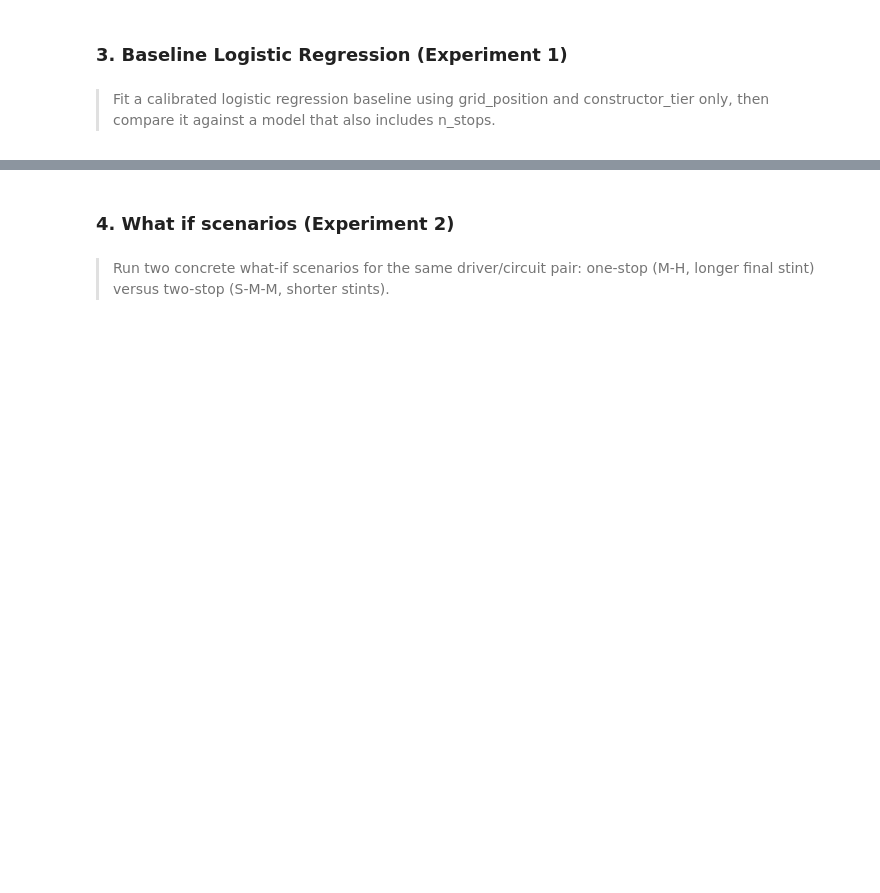
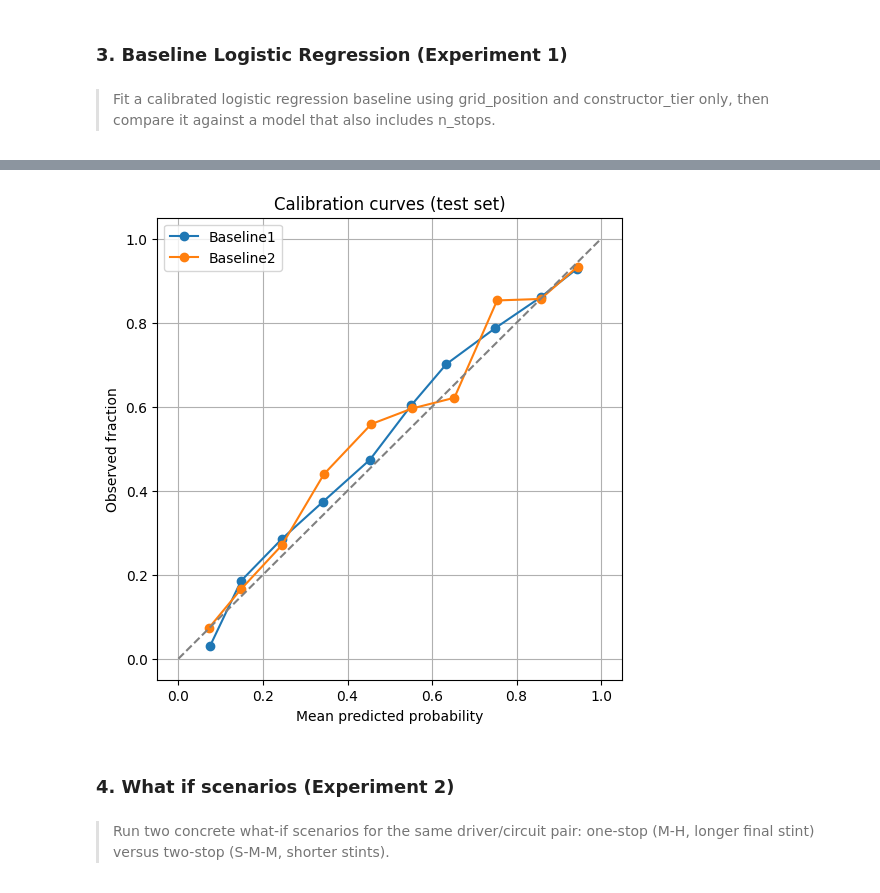
Before and after one commit to Gottch7897/iit414w-lab01-TheUltrakills, a Jupyter notebook: Capstone/Capstone.ipynb, the cells around one changed output, grey strips where cells are left out. Saved outputs shown, nothing was run; the diff lists cells and outputs as text; code cells hidden in the pictures; blank space fills up the shorter version.

```diff
--- a/Capstone/Capstone.ipynb
+++ b/Capstone/Capstone.ipynb
@@ -286,36 +321,28 @@ def make_lr_pipeline():
 >Fit a calibrated logistic regression baseline using grid_position and constructor_tier only, then compare it against a model that also includes n_stops.
 # %%
 # ── Experiment 1: Baseline vs. Baseline + n_stops ────────────────────────
-# Build two pipelines and compare their Brier and ROC-AUC scores on validation data
+# Build two pipelines and compare their Brier, log loss and ROC-AUC scores on validation and test data
 
 # Check if n_stops column exists, create it if necessary
-if 'n_stops' not in train.columns:
+if 'n_stops' not in df.columns:
     # Infer n_stops from stint changes per driver per race
-    # (each new stint = one pit event)
     print("Creating n_stops from stint data...")
-
-    for df_split, split_name in [(train, 'train'), (val, 'val'), (test, 'test')]:
-        # Count unique stints per driver per race (stints start at 1, so max stint = n_stops + 1)
+    for df_split, split_name in [(df, 'all')]:
         stints = df_split.groupby(['season', 'round', 'Driver'])['Stint'].max().reset_index().rename(columns={'Stint': 'n_stops'})
-        # Stints are 1-indexed, so n_stops = max_stint - 1 (or max_stint if we count 0-indexed)
-        # Actually, Stint 1 = 0 stops, Stint 2 = 1 stop, so n_stops = Stint - 1
         stints['n_stops'] = stints['n_stops'] - 1
-
         df_split.drop(columns=['n_stops'] if 'n_stops' in df_split.columns else [], inplace=True)
-        df_split_merged = df_split.merge(stints, on=['season', 'round', 'Driver'], how='left')
-        df_split_merged['n_stops'] = df_split_merged['n_stops'].fillna(0).astype(int)
-
-        if split_name == 'train':
-            train = df_split_merged
-        elif split_name == 'val':
-            val = df_split_merged
-        else:
-            test = df_split_merged
-
+        df = df.merge(stints, on=['season', 'round', 'Driver'], how='left')
+        df['n_stops'] = df['n_stops'].fillna(0).astype(int)
     print("✓ n_stops created from stint data")
 
-print(f"n_stops value distribution in train:")
-print(train['n_stops'].value_counts().sort_index())
+# Enforce temporal split exactly: train 2019-2021, calibration 2022, test 2023-2024
+train = df[(df['season'] >= 2019) & (df['season'] <= 2021)].copy()
+calibration = df[df['season'] == 2022].copy()
+test = df[(df['season'] >= 2023) & (df['season'] <= 2024)].copy()
+
+print(f"Train seasons: {sorted(train['season'].unique())}")
+print(f"Calibration seasons: {sorted(calibration['season'].unique())}")
+print(f"Test seasons: {sorted(test['season'].unique())}")
 
 # Baseline 1: grid_position + constructor_avg_finish_pos_5race_rolling
 baseline1_features = ['grid_position', 'constructor_avg_finish_pos_5race_rolling']
@@ -330,15 +357,9 @@ baseline1_pipeline = Pipeline([
 ])
 
 baseline1_pipeline.fit(train[baseline1_features], train[TARGET])
-baseline1_pred = baseline1_pipeline.predict_proba(val[baseline1_features])[:, 1]
-baseline1_brier = brier_score_loss(val[TARGET], baseline1_pred)
-baseline1_roc_auc = roc_auc_score(val[TARGET], baseline1_pred)
-
-print("\nBaseline 1 (grid_position + constructor_avg_finish_pos_5race_rolling):")
-print(f"  Val Brier: {baseline1_brier:.4f}")
-print(f"  Val ROC-AUC: {baseline1_roc_auc:.4f}")
-print(f"  Precision: {precision_score(val[TARGET], (baseline1_pred >= 0.5).astype(int)):.4f}")
-print(f"  Recall: {recall_score(val[TARGET], (baseline1_pred >= 0.5).astype(int)):.4f}")
+# Evaluate on calibration and test
+baseline1_pred_cal = baseline1_pipeline.predict_proba(calibration[baseline1_features])[:, 1]
+baseline1_pred_test = baseline1_pipeline.predict_proba(test[baseline1_features])[:, 1]
 
 # Baseline 2: baseline1 features + n_stops
 baseline2_features = baseline1_features + ['n_stops']
@@ -353,21 +374,38 @@ baseline2_pipeline = Pipeline([
 ])
 
 baseline2_pipeline.fit(train[baseline2_features], train[TARGET])
-baseline2_pred = baseline2_pipeline.predict_proba(val[baseline2_features])[:, 1]
-baseline2_brier = brier_score_loss(val[TARGET], baseline2_pred)
-baseline2_roc_auc = roc_auc_score(val[TARGET], baseline2_pred)
+baseline2_pred_cal = baseline2_pipeline.predict_proba(calibration[baseline2_features])[:, 1]
+baseline2_pred_test = baseline2_pipeline.predict_proba(test[baseline2_features])[:, 1]
 
-print("\nBaseline 2 (Baseline 1 + n_stops):")
-print(f"  Val Brier: {baseline2_brier:.4f}")
-print(f"  Val ROC-AUC: {baseline2_roc_auc:.4f}")
-print(f"  Precision: {precision_score(val[TARGET], (baseline2_pred >= 0.5).astype(int)):.4f}")
-print(f"  Recall: {recall_score(val[TARGET], (baseline2_pred >= 0.5).astype(int)):.4f}")
+# Print summary of calibration-set metrics and test metrics (Brier, log loss, ROC-AUC)
+from sklearn.metrics import brier_score_loss, log_loss
 
-# Comparison
-brier_change = baseline2_brier - baseline1_brier
-roc_auc_change = baseline2_roc_auc - baseline1_roc_auc
-print(f"\n{'='*70}")
-print(f"Brier change from adding n_stops: {brier_change:+.4f}")
-print(f"ROC-AUC change from adding n_stops: {roc_auc_change:+.4f}")
-print(f"{'='*70}")
+print('\nBaseline 1 — calibration set')
+print(f"  Brier: {brier_score_loss(calibration[TARGET], baseline1_pred_cal):.4f}")
+print(f"  Log loss: {log_loss(calibration[TARGET], baseline1_pred_cal):.4f}")
+print(f"  ROC-AUC: {roc_auc_score(calibration[TARGET], baseline1_pred_cal):.4f}")
+
+print('\nBaseline 1 — test set')
+print(f"  Brier: {brier_score_loss(test[TARGET], baseline1_pred_test):.4f}")
+print(f"  Log loss: {log_loss(test[TARGET], baseline1_pred_test):.4f}")
+print(f"  ROC-AUC: {roc_auc_score(test[TARGET], baseline1_pred_test):.4f}")
+
+print('\nBaseline 2 — test set')
+print(f"  Brier: {brier_score_loss(test[TARGET], baseline2_pred_test):.4f}")
+print(f"  Log loss: {log_loss(test[TARGET], baseline2_pred_test):.4f}")
+print(f"  ROC-AUC: {roc_auc_score(test[TARGET], baseline2_pred_test):.4f}")
+
+# Calibration curve plotting for test set (both baselines)
+plt.figure(figsize=(6, 6))
+prob_true1, prob_pred1 = calibration_curve(test[TARGET], baseline1_pred_test, n_bins=10)
+prob_true2, prob_pred2 = calibration_curve(test[TARGET], baseline2_pred_test, n_bins=10)
+plt.plot(prob_pred1, prob_true1, marker='o', label='Baseline1')
+plt.plot(prob_pred2, prob_true2, marker='o', label='Baseline2')
+plt.plot([0, 1], [0, 1], linestyle='--', color='gray')
+plt.xlabel('Mean predicted probability')
+plt.ylabel('Observed fraction')
+plt.title('Calibration curves (test set)')
+plt.legend()
+plt.grid(True)
+plt.show()
 # %% [output]
@@ -391,3 +432,4 @@ ROC-AUC change from adding n_stops: +0.0035
+[figure, added]
 # %% [markdown]
 ### 4. What if scenarios (Experiment 2)
 # %% [markdown]
```
Also changed, not shown: parts of 4 cells of this notebook, 2 other files.
